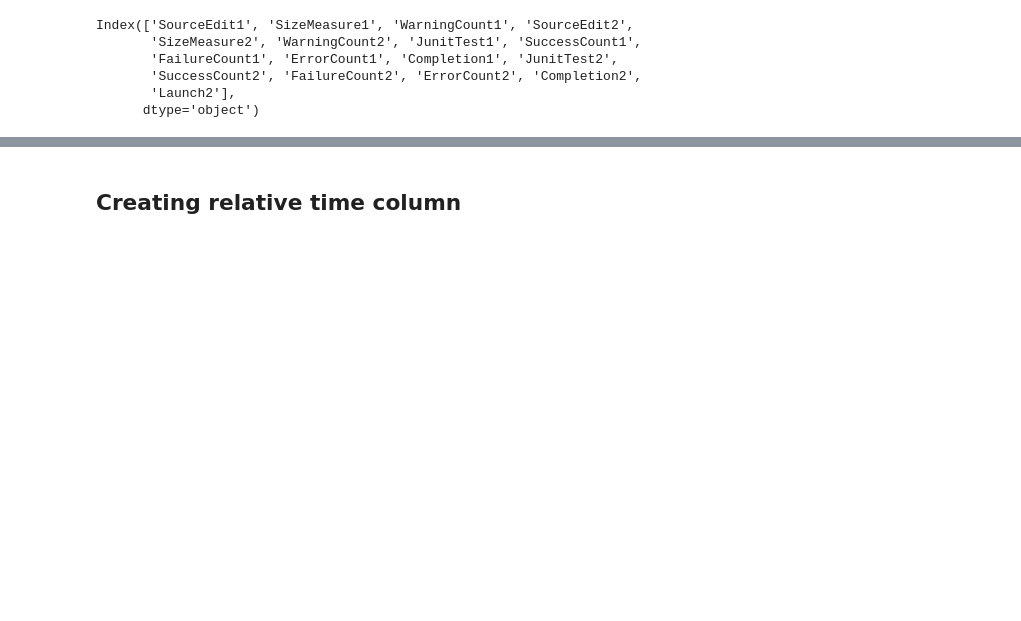
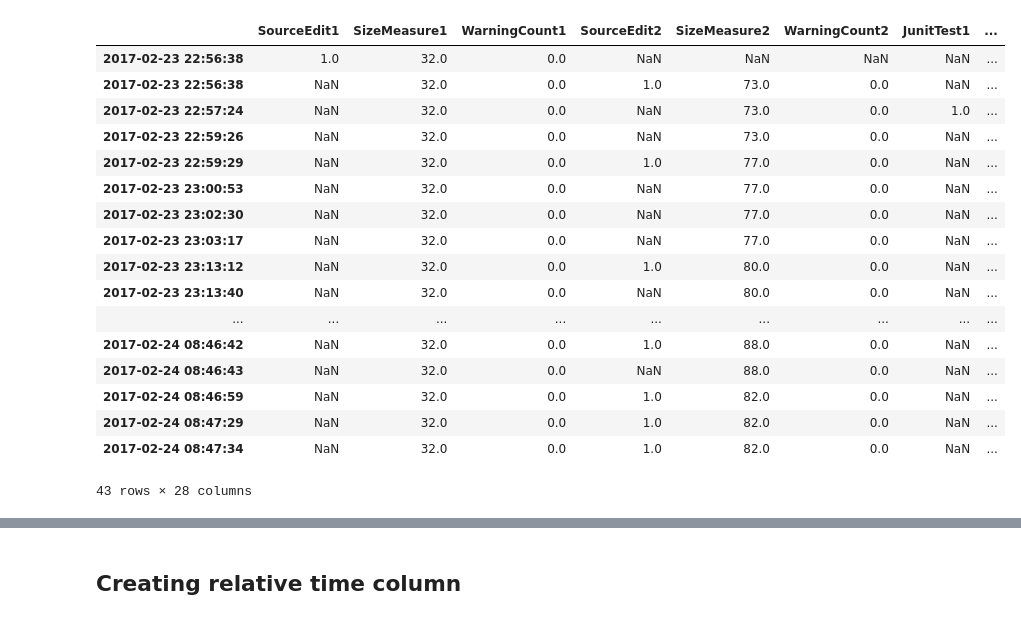
Before and after one commit to hermanmk/jexercise-data-analysis, a Jupyter notebook: Working with data.ipynb, the cells around one changed output, grey strips where cells are left out. Drawn from its saved outputs; the diff is of its cells as text; code cells hidden in the pictures; blank space fills up the shorter version.

```diff
--- a/Working with data.ipynb
+++ b/Working with data.ipynb
@@ -13,11 +16,23 @@ matplotlib.rcParams['figure.figsize'] = [20.0, 8.0] # Default: [6.0, 4.0]
 # %%
 df = pd.read_csv('../data/csv/oving5/0141126194/Card.csv', index_col=0, parse_dates=True)
 # %%
-df.columns
+df
 # %% [output]
+|  | SourceEdit1 | SizeMeasure1 | WarningCount1 | SourceEdit2 | SizeMeasure2 | WarningCount2 | JunitTest1 | ... |
+| 2017-02-23 22:56:38 | 1.0 | 32.0 | 0.0 | NaN | NaN | NaN | NaN | ... |
+| 2017-02-23 22:56:38 | NaN | 32.0 | 0.0 | 1.0 | 73.0 | 0.0 | NaN | ... |
+| 2017-02-23 22:57:24 | NaN | 32.0 | 0.0 | NaN | 73.0 | 0.0 | 1.0 | ... |
+| 2017-02-23 22:59:26 | NaN | 32.0 | 0.0 | NaN | 73.0 | 0.0 | NaN | ... |
+| 2017-02-23 22:59:29 | NaN | 32.0 | 0.0 | 1.0 | 77.0 | 0.0 | NaN | ... |
+| 2017-02-23 23:00:53 | NaN | 32.0 | 0.0 | NaN | 77.0 | 0.0 | NaN | ... |
+| 2017-02-23 23:02:30 | NaN | 32.0 | 0.0 | NaN | 77.0 | 0.0 | NaN | ... |
+| 2017-02-23 23:03:17 | NaN | 32.0 | 0.0 | NaN | 77.0 | 0.0 | NaN | ... |
+| 2017-02-23 23:13:12 | NaN | 32.0 | 0.0 | 1.0 | 80.0 | 0.0 | NaN | ... |
+| 2017-02-23 23:13:40 | NaN | 32.0 | 0.0 | NaN | 80.0 | 0.0 | NaN | ... |
+| ... | ... | ... | ... | ... | ... | ... | ... | ... |
+| 2017-02-24 08:46:42 | NaN | 32.0 | 0.0 | 1.0 | 88.0 | 0.0 | NaN | ... |
+| 2017-02-24 08:46:43 | NaN | 32.0 | 0.0 | NaN | 88.0 | 0.0 | NaN | ... |
+| 2017-02-24 08:46:59 | NaN | 32.0 | 0.0 | 1.0 | 82.0 | 0.0 | NaN | ... |
+| 2017-02-24 08:47:29 | NaN | 32.0 | 0.0 | 1.0 | 82.0 | 0.0 | NaN | ... |
+| 2017-02-24 08:47:34 | NaN | 32.0 | 0.0 | 1.0 | 82.0 | 0.0 | NaN | ... |
-Index(['SourceEdit1', 'SizeMeasure1', 'WarningCount1', 'SourceEdit2',
-       'SizeMeasure2', 'WarningCount2', 'JunitTest1', 'SuccessCount1',
-       'FailureCount1', 'ErrorCount1', 'Completion1', 'JunitTest2',
-       'SuccessCount2', 'FailureCount2', 'ErrorCount2', 'Completion2',
-       'Launch2'],
-      dtype='object')
+43 rows × 28 columns
```
Also changed, not shown: parts of 23 cells of this notebook.
